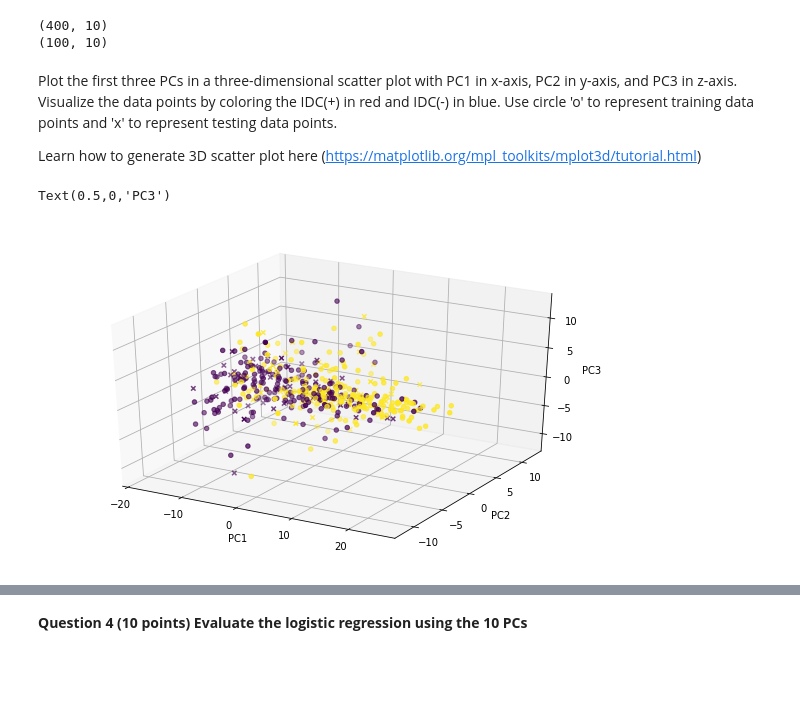
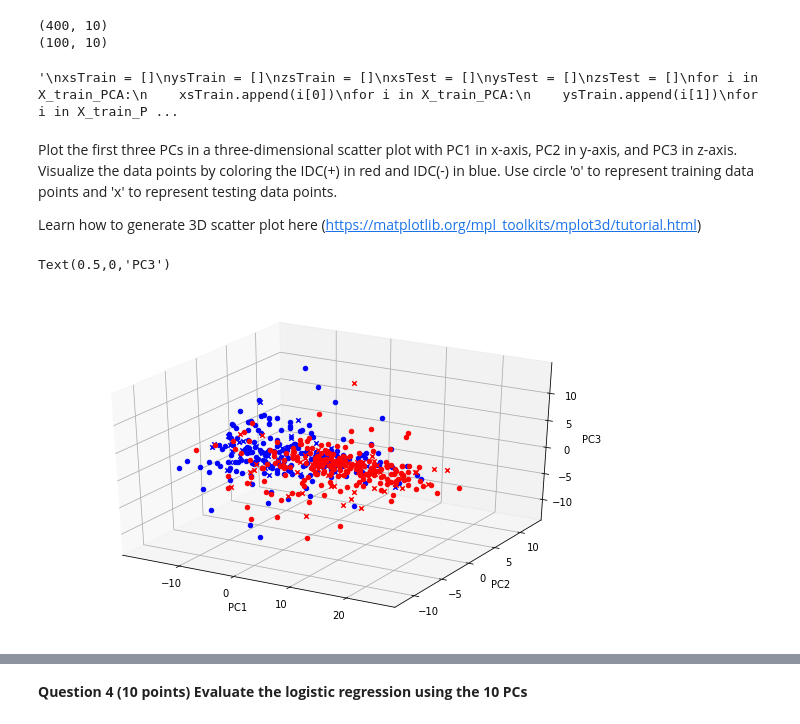
Before and after one commit to charlielin99/McGill-Bioinformatics-UnderGrad, a Jupyter notebook: Assignment 5/assignment5.ipynb, the cells around one changed output, grey strips where cells are left out. Cells and saved outputs as stored; diff of their text form; code cells hidden in the pictures; blank space fills up the shorter version.

Commit message:
Graphs for Assn 5

```diff
--- a/Assignment 5/assignment5.ipynb
+++ b/Assignment 5/assignment5.ipynb
@@ -239,6 +244,7 @@ print(X_test_PCA.shape)
 # %%
 # 3dPlot array preprocessing, appending first, second and third principal components
 
+"""
 xsTrain = []
 ysTrain = []
 zsTrain = []
@@ -264,6 +270,10 @@ zsTrain = np.array(zsTrain)
 xsTest = np.array(xsTest)
 ysTest = np.array(ysTest)
 zsTest = np.array(zsTest)
+
+"""
+# %% [output]
+'\nxsTrain = []\nysTrain = []\nzsTrain = []\nxsTest = []\nysTest = []\nzsTest = []\nfor i in X_train_PCA:\n    xsTrain.append(i[0])\nfor i in X_train_PCA:\n    ysTrain.append(i[1])\nfor i in X_train_P ...
 # %% [markdown]
 Plot the first three PCs in a three-dimensional scatter plot with PC1 in x-axis, PC2 in y-axis, and PC3 in z-axis. Visualize the data points by coloring the IDC(+) in red and IDC(-) in blue. Use circle 'o' to represent training data points and 'x' to represent testing data points.
 
@@ -271,19 +281,25 @@ Learn how to generate 3D scatter plot here (https://matplotlib.org/mpl_toolkits/
 # %%
 # plot
 from mpl_toolkits.mplot3d import Axes3D
 
 fig = plt.figure(figsize=(10,6))
-ax = fig.add_subplot(111, projection='3d')
+#ax = fig.add_subplot(111, projection='3d')
+ax = fig.gca(projection='3d')
 
-ax.scatter(xsTrain, ysTrain, zsTrain, marker='o', c=Y_train)
-ax.scatter(xsTest, ysTest, zsTest, marker='x', c=Y_test)
+ax.scatter(X_train_PCA[:,0][Y_train==0],X_train_PCA[:,1][Y_train==0],X_train_PCA[:,2][Y_train==0], c='b', marker='o', depthshade=False)
+ax.scatter(X_train_PCA[:,0][Y_train==1],X_train_PCA[:,1][Y_train==1],X_train_PCA[:,2][Y_train==1], c='r', marker='o', depthshade=False)
+ax.scatter(X_test_PCA[:,0][Y_test==0],X_test_PCA[:,1][Y_test==0],X_test_PCA[:,2][Y_test==0], c='b', marker='x', depthshade=False)
+ax.scatter(X_test_PCA[:,0][Y_test==1],X_test_PCA[:,1][Y_test==1],X_test_PCA[:,2][Y_test==1], c='r', marker='x', depthshade=False)
+
+#ax.scatter(xsTrain, ysTrain, zsTrain, marker='o', c=Y_train)
+#ax.scatter(xsTest, ysTest, zsTest, marker='x', c=Y_test)
 
 ax.set_xlabel('PC1')
 ax.set_ylabel('PC2')
 ax.set_zlabel('PC3')
 # %% [output]
 Text(0.5,0,'PC3')
-[figure, old version]
+[figure, new version]
 # %% [markdown]
 The expected plot is shown below
 
```
Also changed, not shown: parts of 8 cells of this notebook.
